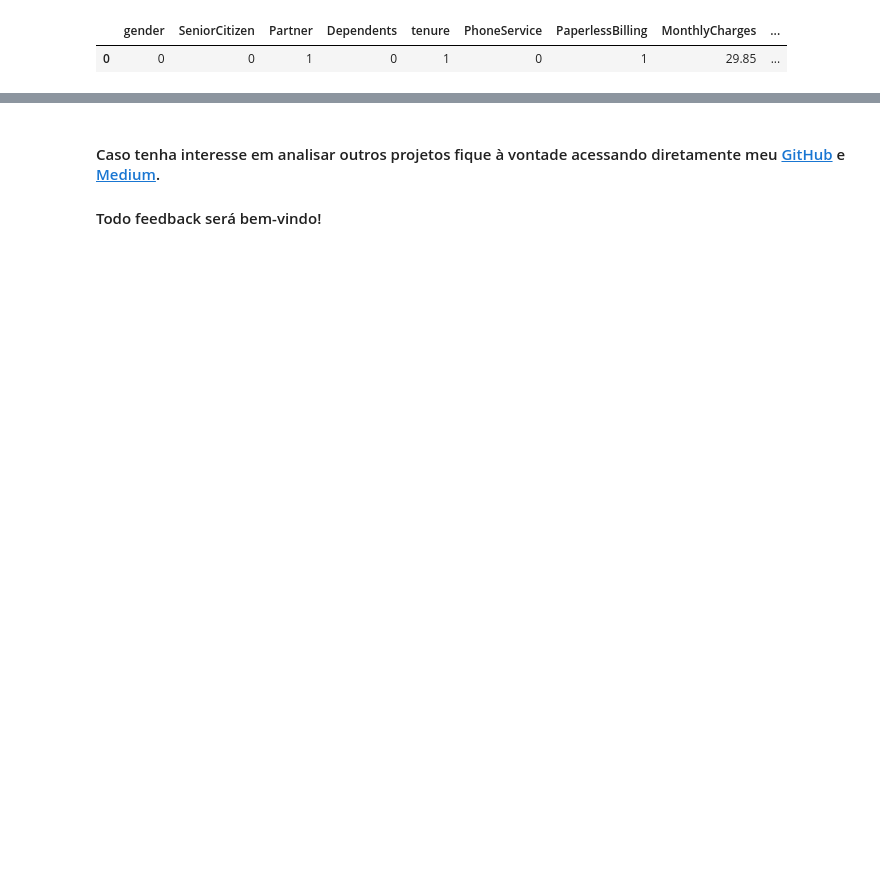
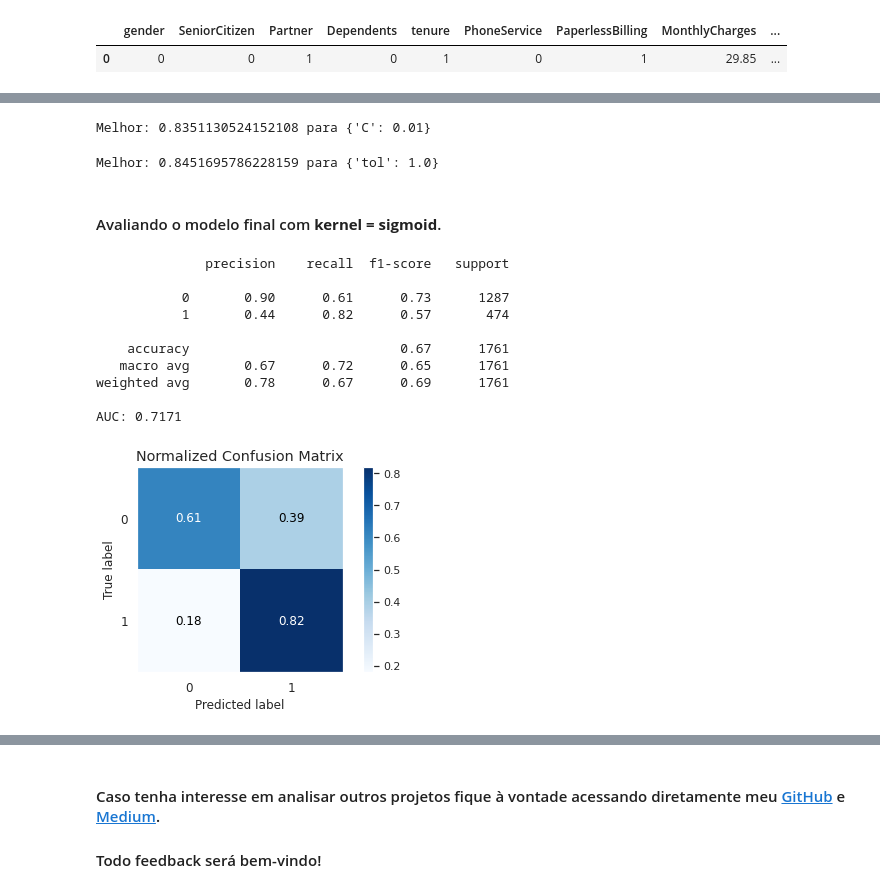
Before and after one commit to wallacecarlis/data_science, a Jupyter notebook: Projeto_5_Churn_Prediction_(Telecom).ipynb, the cells around one changed output, grey strips where cells are left out. Saved outputs shown, nothing was run; the diff lists cells and outputs as text; code cells hidden in the pictures; blank space fills up the shorter version.

```diff
--- a/Projeto_5_Churn_Prediction_(Telecom).ipynb
+++ b/Projeto_5_Churn_Prediction_(Telecom).ipynb
@@ -709,0 +787,64 @@ AUC: 0.7058
+# %%
+# Ajustando o parâmetro "C" para "kernel = sigmoid":
+modelo_svc = SVC(kernel= "sigmoid", gamma = "auto")
+
+# Criando o dicionário para a escolha dos parâmetros:
+param_grid = {'C':[0.01, 0.02, 0.03, 0.04, 0.05, 0.1]}
+
+# Identificando o melhor parâmetro:
+kfold = StratifiedKFold(n_splits=10, shuffle=True)
+grid_search = GridSearchCV(modelo_svc, param_grid, scoring="recall", n_jobs=-1, cv=kfold)
+grid_result = grid_search.fit(X_train_rus, y_train_rus)
+
+# Visualização do resultado:
+print("Melhor: {} para {}".format(grid_result.best_score_, grid_result.best_params_))
+# %% [output]
+Melhor: 0.8351130524152108 para {'C': 0.01}
+# %%
+# Ajustando o parâmetro "tol" para "kernel = sigmoid":
+modelo_svc = SVC(kernel = "sigmoid", C = 0.01, gamma = "auto")
+
+#Criando o dicionário para a escolha dos parâmetros:
+param_grid = {'tol':[0.1, 0.5, 1.0]}
+
+# Identificando o melhor parâmetro:
+kfold = StratifiedKFold(n_splits=10, shuffle=True)
+grid_search = GridSearchCV(modelo_svc, param_grid, scoring="recall", n_jobs=-1, cv=kfold)
+grid_result = grid_search.fit(X_train_rus, y_train_rus)
+
+# Visualização do resultado:
+print("Melhor: {} para {}".format(grid_result.best_score_, grid_result.best_params_))
+# %% [output]
+Melhor: 0.8451695786228159 para {'tol': 1.0}
+# %% [markdown]
+#### Avaliando o modelo final com **kernel = sigmoid**.
+# %%
+# Avaliando o algoritmo "SVC":
+modelo_svc_sig = SVC(kernel = "sigmoid", C = 0.01, gamma = "auto", tol= 1.0, random_state=1)
+modelo_svc_sig.fit(X_train_rus, y_train_rus)
+
+# Realizando a previsão:
+X_test = scaler.transform(X_test)
+y_pred_svc_sig = modelo_svc_sig.predict(X_test)
+
+# Imprimindo o "Classification Report":
+print(classification_report(y_test, y_pred_svc_sig))
+
+# Imprimindo a área sob a curva:
+print("AUC: {:.4f}\n".format(roc_auc_score(y_test, y_pred_svc_sig)))
+
+# Plotando a matriz de confusão:
+plot_confusion_matrix(y_test, y_pred_svc_sig, normalize=True)
+plt.tight_layout()
+# %% [output]
+              precision    recall  f1-score   support
+
+           0       0.90      0.61      0.73      1287
+           1       0.44      0.82      0.57       474
+
+    accuracy                           0.67      1761
+   macro avg       0.67      0.72      0.65      1761
+weighted avg       0.78      0.67      0.69      1761
+
+AUC: 0.7171
+[figure, added]
```
Also changed, not shown: parts of 58 cells of this notebook.
